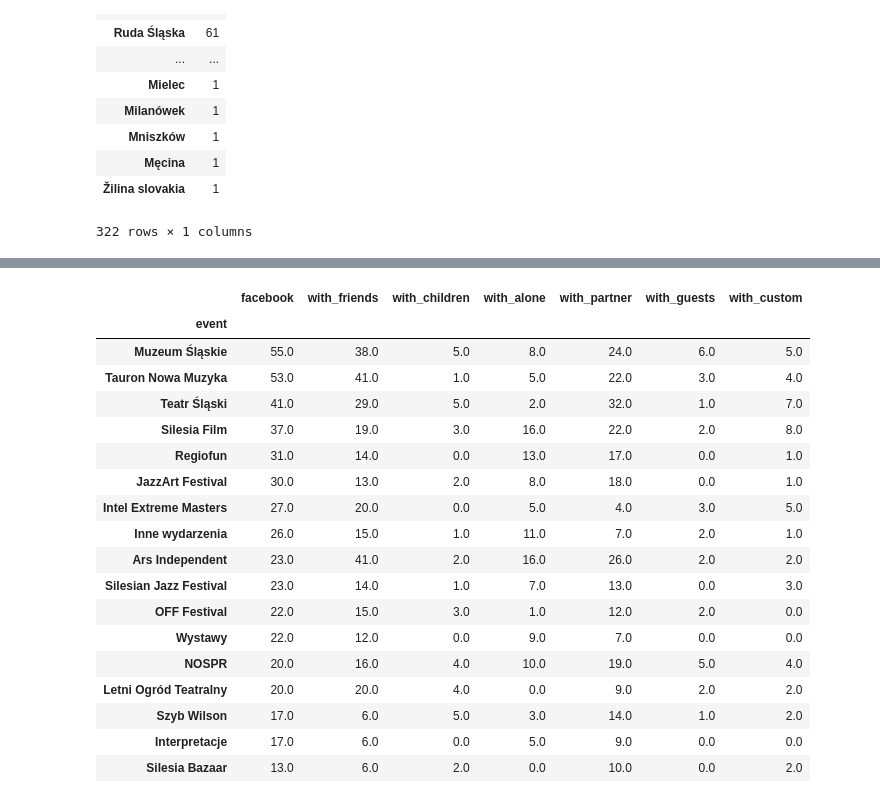
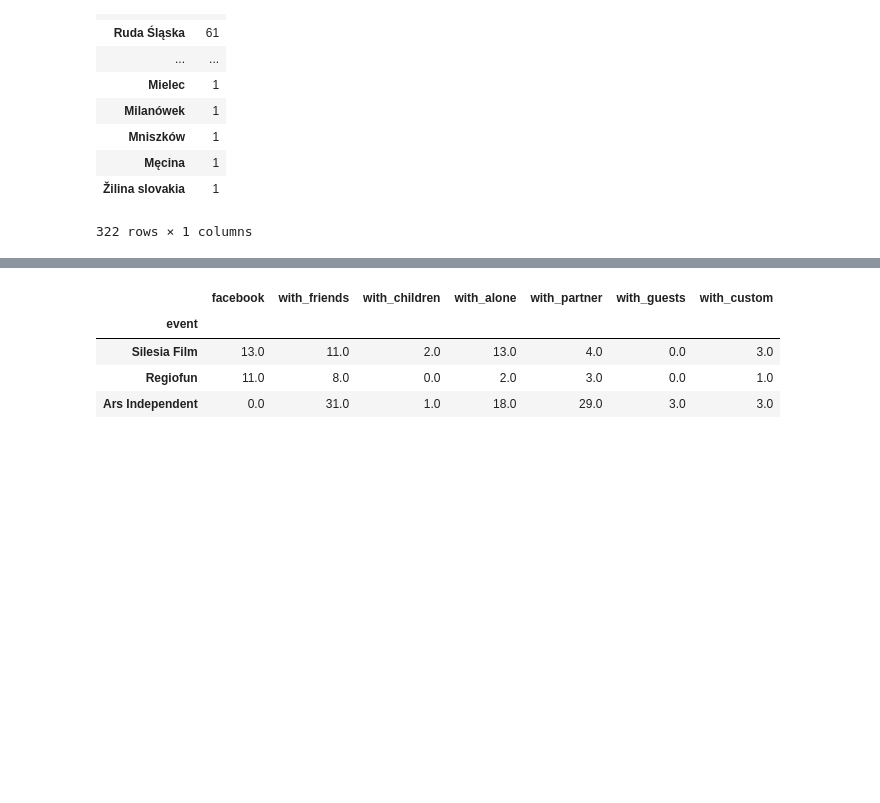
Before and after one commit to firemark/katowice-culture-survey, a Jupyter notebook: firemark.ipynb, the cells around one changed output, grey strips where cells are left out. Saved outputs shown, nothing was run; the diff lists cells and outputs as text; code cells hidden in the pictures; blank space fills up the shorter version.

```diff
--- a/firemark.ipynb
+++ b/firemark.ipynb
@@ -10,3 +10,5 @@ import pandas as pd
 # %%
 fm = pd.read_csv('survey-data.csv')
 fm = fm.assign(id=pd.Series( range(1, len(fm) + 1) ))  # trudne - przydzielamy osobne ID do wiersza
+fm = fm.assign(date=pd.to_datetime(fm.date, format='%Y-%m-%d'))  # tez trudne - zmieniamy na "timestamp"
+len(fm)
@@ -50,4 +107,4 @@ fm[:5]
 # %%
-kat = fm[fm.address_city == 'Katowice']  # wyciagamy tylko wyniki z Katowic
-len(kat)
+kino = fm[fm.place == 'Kino Światowid']  # wyciagamy tylko wyniki z Kina światowid
+len(kino)
 # %% [output]
@@ -110,33 +170,19 @@ array([[<matplotlib.axes._subplots.AxesSubplot object at 0x...>,
 # %%
 (
-    kat
+    kino
     .groupby('event')
     .sum()[[
         'facebook',
         'with_friends', 'with_children', 'with_alone',
         'with_partner', 'with_guests', 'with_custom',
     ]]
     .sort_values('facebook', ascending=False)
 )
 # %% [output]
 |  | facebook | with_friends | with_children | with_alone | with_partner | with_guests | with_custom |
 | event |  |  |  |  |  |  |  |
-| Muzeum Śląskie | 55.0 | 38.0 | 5.0 | 8.0 | 24.0 | 6.0 | 5.0 |
-| Tauron Nowa Muzyka | 53.0 | 41.0 | 1.0 | 5.0 | 22.0 | 3.0 | 4.0 |
-| Teatr Śląski | 41.0 | 29.0 | 5.0 | 2.0 | 32.0 | 1.0 | 7.0 |
-| Silesia Film | 37.0 | 19.0 | 3.0 | 16.0 | 22.0 | 2.0 | 8.0 |
-| Regiofun | 31.0 | 14.0 | 0.0 | 13.0 | 17.0 | 0.0 | 1.0 |
-| JazzArt Festival | 30.0 | 13.0 | 2.0 | 8.0 | 18.0 | 0.0 | 1.0 |
-| Intel Extreme Masters | 27.0 | 20.0 | 0.0 | 5.0 | 4.0 | 3.0 | 5.0 |
-| Inne wydarzenia | 26.0 | 15.0 | 1.0 | 11.0 | 7.0 | 2.0 | 1.0 |
-| Ars Independent | 23.0 | 41.0 | 2.0 | 16.0 | 26.0 | 2.0 | 2.0 |
-| Silesian Jazz Festival | 23.0 | 14.0 | 1.0 | 7.0 | 13.0 | 0.0 | 3.0 |
-| OFF Festival | 22.0 | 15.0 | 3.0 | 1.0 | 12.0 | 2.0 | 0.0 |
-| Wystawy | 22.0 | 12.0 | 0.0 | 9.0 | 7.0 | 0.0 | 0.0 |
-| NOSPR | 20.0 | 16.0 | 4.0 | 10.0 | 19.0 | 5.0 | 4.0 |
-| Letni Ogród Teatralny | 20.0 | 20.0 | 4.0 | 0.0 | 9.0 | 2.0 | 2.0 |
-| Szyb Wilson | 17.0 | 6.0 | 5.0 | 3.0 | 14.0 | 1.0 | 2.0 |
-| Interpretacje | 17.0 | 6.0 | 0.0 | 5.0 | 9.0 | 0.0 | 0.0 |
-| Silesia Bazaar | 13.0 | 6.0 | 2.0 | 0.0 | 10.0 | 0.0 | 2.0 |
+| Silesia Film | 13.0 | 11.0 | 2.0 | 13.0 | 4.0 | 0.0 | 3.0 |
+| Regiofun | 11.0 | 8.0 | 0.0 | 2.0 | 3.0 | 0.0 | 1.0 |
+| Ars Independent | 0.0 | 31.0 | 1.0 | 18.0 | 29.0 | 3.0 | 3.0 |
 # %%
 (
```
Also changed, not shown: parts of 11 cells of this notebook.
